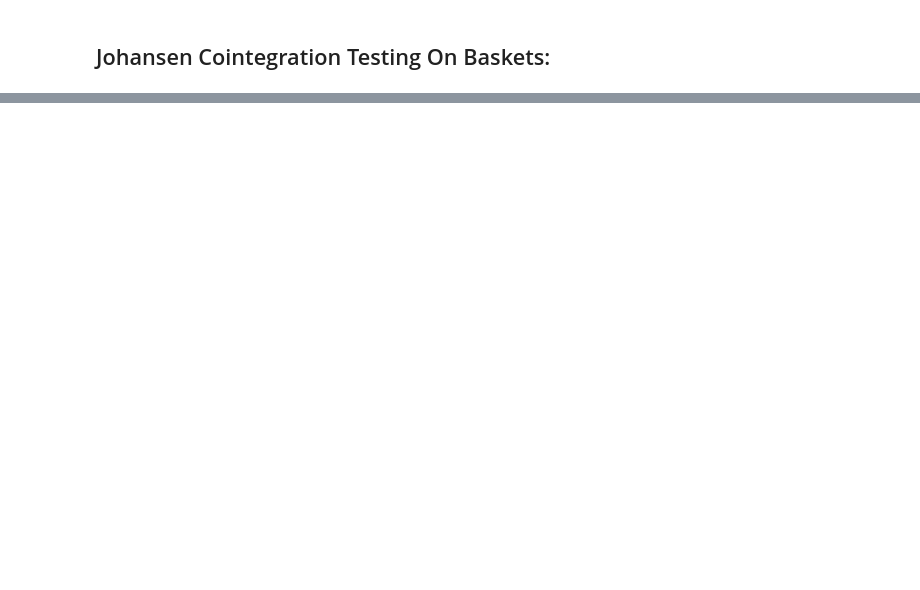
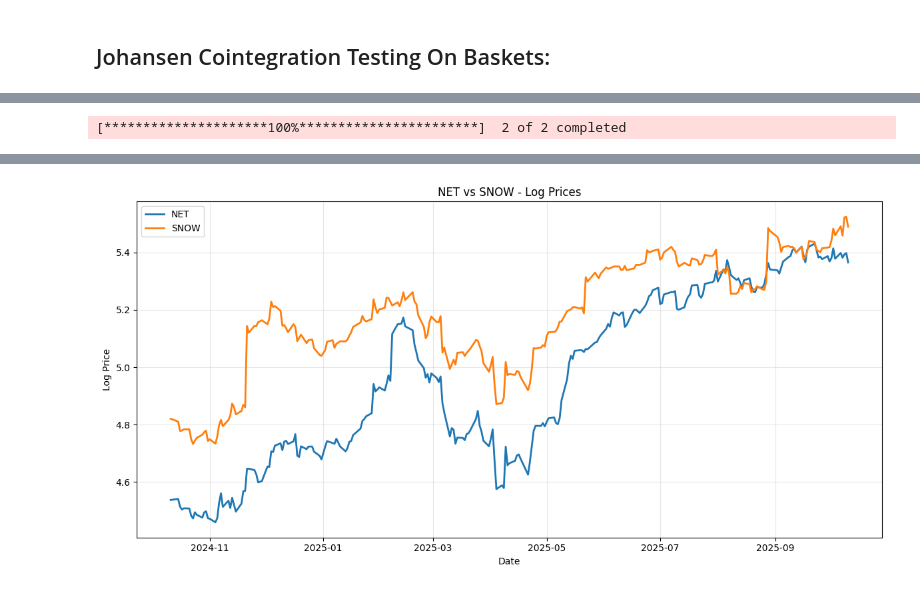
Before and after one commit to MibhaelGray/Cointegration, a Jupyter notebook: data/PCA.ipynb, the cells around one changed output, grey strips where cells are left out. Cells and saved outputs as stored; diff of their text form; code cells hidden in the pictures; blank space fills up the shorter version.

```diff
--- a/data/PCA.ipynb
+++ b/data/PCA.ipynb
@@ -254,0 +281,18 @@ def test_cointegration(tickers, period="1y", crit_level=1, k_ar_diff=5):
+# %%
+from matplotlib import pyplot as plt
+
+net_snow = get_close_price_data(["NET", "SNOW"])
+
+# Plot
+plt.figure(figsize=(12, 6))
+plt.plot(net_snow.index, net_snow['NET'], label='NET', linewidth=2)
+plt.plot(net_snow.index, net_snow['SNOW'], label='SNOW', linewidth=2)
+plt.xlabel('Date')
+plt.ylabel('Log Price')
+plt.title('NET vs SNOW - Log Prices')
+plt.legend()
+plt.grid(True, alpha=0.3)
+plt.tight_layout()
+plt.show()
+# %% [output]
+[*********************100%***********************]  2 of 2 completed
@@ -254,0 +301 @@ def test_cointegration(tickers, period="1y", crit_level=1, k_ar_diff=5):
+[figure, added]
```
Also changed, not shown: parts of 9 cells of this notebook, 2 other files.
